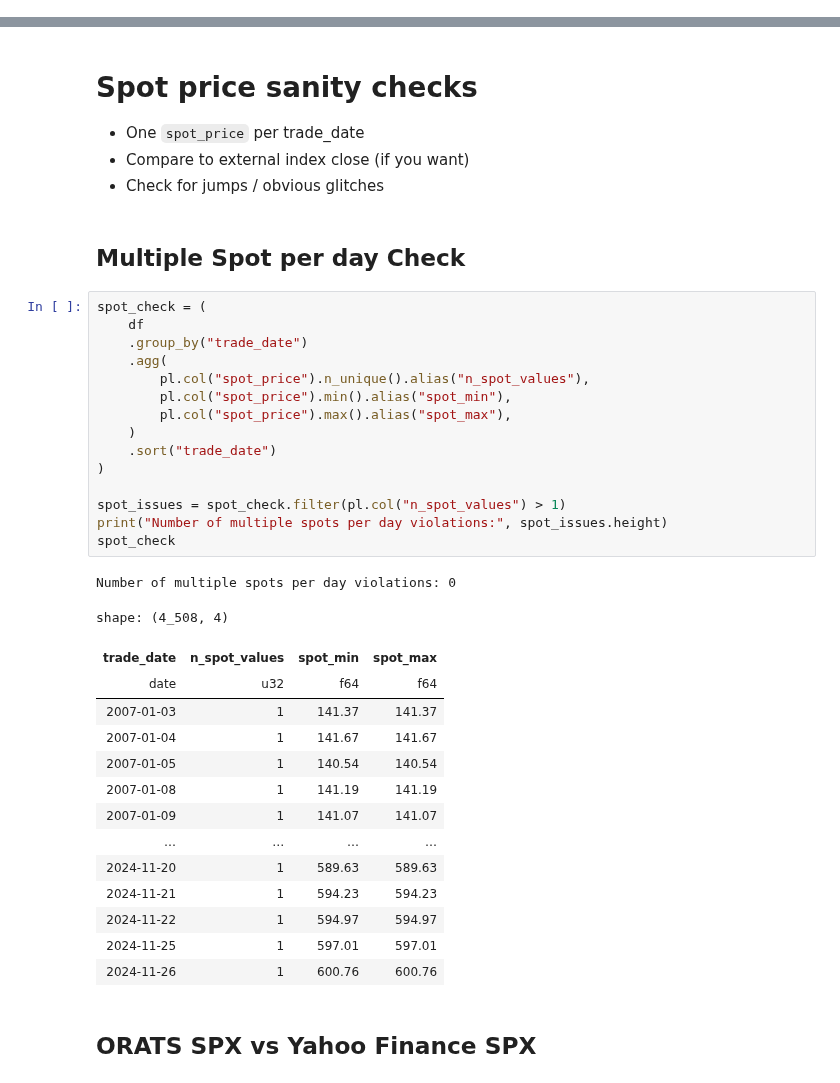
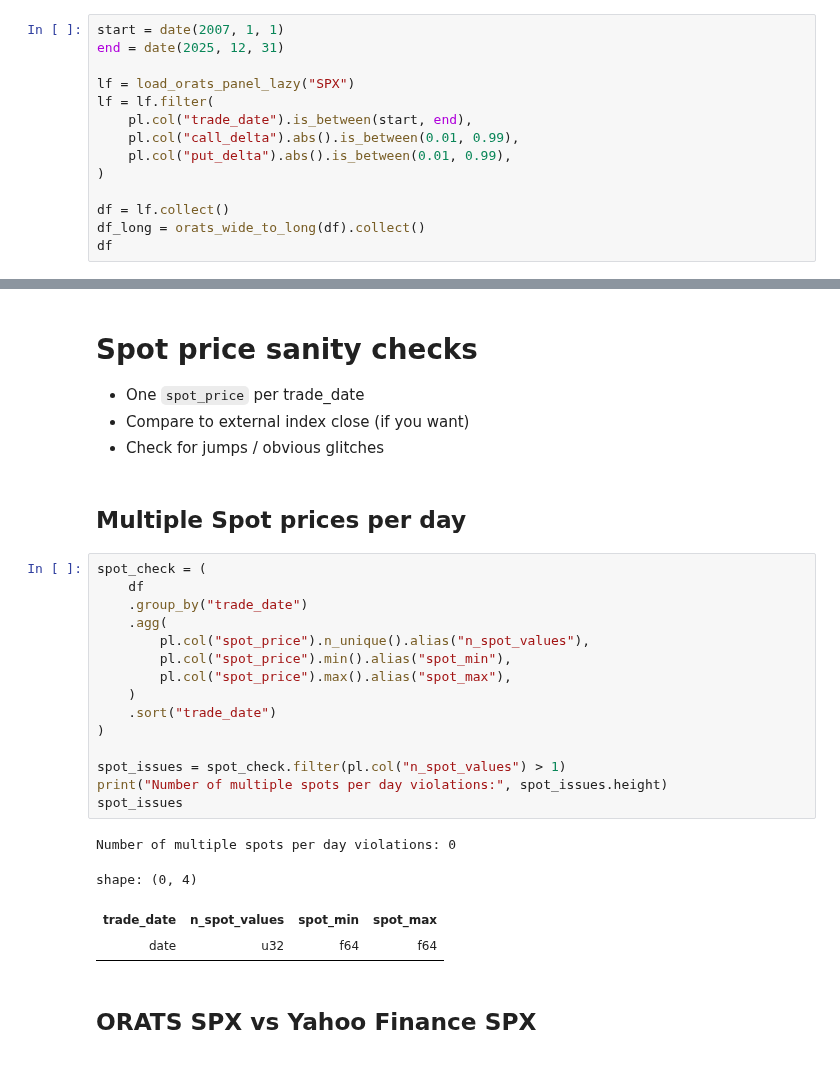
Before and after one commit to anthonymakarewicz/volatility-trading, a Jupyter notebook: notebooks/orats_spx_panel_eda_validation.ipynb, the cells around one changed output, grey strips where cells are left out. Saved outputs shown, nothing was run; the diff lists cells and outputs as text.

```diff
--- a/notebooks/orats_spx_panel_eda_validation.ipynb
+++ b/notebooks/orats_spx_panel_eda_validation.ipynb
@@ -121,0 +51,14 @@ shape: (925, 35)
+# %%
+start = date(2007, 1, 1)
+end = date(2025, 12, 31)
+
+lf = load_orats_panel_lazy("SPX")
+lf = lf.filter(
+    pl.col("trade_date").is_between(start, end),
+    pl.col("call_delta").abs().is_between(0.01, 0.99),
+    pl.col("put_delta").abs().is_between(0.01, 0.99),
+)
+
+df = lf.collect()
+df_long = orats_wide_to_long(df).collect()
+df
@@ -521,38 +497,27 @@ More than 50% of the 0 Open Interets happen in trading volumes less than 5 and 9
 - Compare to external index close (if you want)
 - Check for jumps / obvious glitches
 # %% [markdown]
-## Multiple Spot per day Check
+## Multiple Spot prices per day
 # %%
 spot_check = (
     df
     .group_by("trade_date")
     .agg(
         pl.col("spot_price").n_unique().alias("n_spot_values"),
         pl.col("spot_price").min().alias("spot_min"),
         pl.col("spot_price").max().alias("spot_max"),
     )
     .sort("trade_date")
 )
 
 spot_issues = spot_check.filter(pl.col("n_spot_values") > 1)
 print("Number of multiple spots per day violations:", spot_issues.height)
-spot_check
+spot_issues
 # %% [output]
 Number of multiple spots per day violations: 0
-shape: (4_508, 4)
+shape: (0, 4)
 | trade_date | n_spot_values | spot_min | spot_max |
 | date | u32 | f64 | f64 |
-| 2007-01-03 | 1 | 141.37 | 141.37 |
-| 2007-01-04 | 1 | 141.67 | 141.67 |
-| 2007-01-05 | 1 | 140.54 | 140.54 |
-| 2007-01-08 | 1 | 141.19 | 141.19 |
-| 2007-01-09 | 1 | 141.07 | 141.07 |
-| … | … | … | … |
-| 2024-11-20 | 1 | 589.63 | 589.63 |
-| 2024-11-21 | 1 | 594.23 | 594.23 |
-| 2024-11-22 | 1 | 594.97 | 594.97 |
-| 2024-11-25 | 1 | 597.01 | 597.01 |
-| 2024-11-26 | 1 | 600.76 | 600.76 |
 # %% [markdown]
 ## ORATS SPX vs Yahoo Finance SPX
 # %%
```
Also changed, not shown: parts of 23 cells of this notebook, 3 other files.
